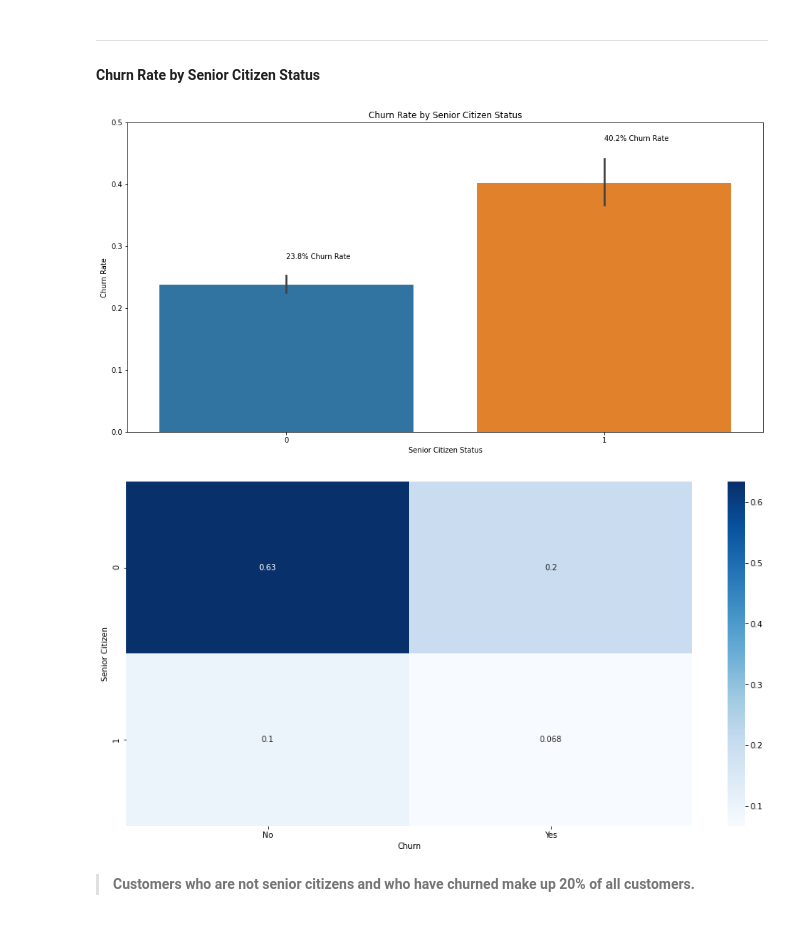
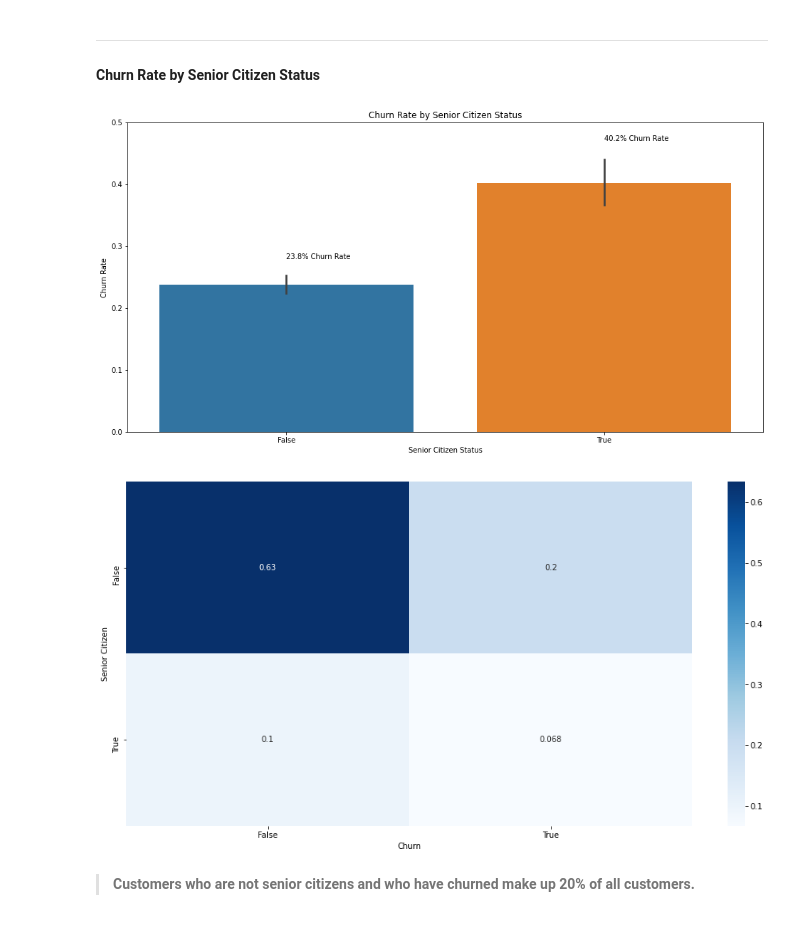
Before and after one commit to hartman-jiang-classification-project/telco-classification-project, a Jupyter notebook: alec_exploration.ipynb, the cells around one changed output. Saved outputs shown, nothing was run; the diff lists cells and outputs as text; code cells hidden in the pictures.

```diff
--- a/alec_exploration.ipynb
+++ b/alec_exploration.ipynb
@@ -38,2 +29,0 @@ def encode_churn(train, validate, test):
-# %%
-encoder, train, validate, test = encode_churn(train, validate, test)
@@ -237,16 +224,17 @@ plt.show()
 # %%
 plt.figure(figsize=(16, 8))
 
 plt.title("Churn Rate by Senior Citizen Status")
-sns.barplot(train.senior_citizen, train.churn_encoded)
-plt.text(0, .28, f"{train[train.senior_citizen == 0].churn_encoded.mean():.1%} Churn Rate")
-plt.text(1, .47, f"{train[train.senior_citizen == 1].churn_encoded.mean():.1%} Churn Rate")
+sns.barplot(train.senior_citizen, train.churn)
+plt.text(0, .28, f"{train[train.senior_citizen == 0].churn.mean():.1%} Churn Rate")
+plt.text(1, .47, f"{train[train.senior_citizen == 1].churn.mean():.1%} Churn Rate")
 plt.xlabel("Senior Citizen Status")
 plt.ylabel("Churn Rate")
+plt.xticks((0, 1), (False, True))
 plt.ylim(0, .5)
 plt.show()
 # %% [output]
-[figure, old version]
+[figure, new version]
 # %%
 plt.figure(figsize=(16, 8))
 
@@ -254,10 +242,11 @@ ctab = pd.crosstab(index=train.senior_citizen, columns=train.churn, normalize=Tr
 sns.heatmap(ctab, annot=True, cmap="Blues")
 plt.xlabel("Churn")
 plt.ylabel("Senior Citizen")
-plt.yticks?
+plt.yticks((.5, 1.5), (False, True))
+plt.xticks((.5, 1.5), (False, True))
 plt.show()
 # %% [output]
-[figure, old version]
+[figure, new version]
 # %% [markdown]
 > **Customers who are not senior citizens and who have churned make up 20% of all customers.**
 # %% [markdown]
```
Also changed, not shown: parts of 16 cells of this notebook, 1 other file.
